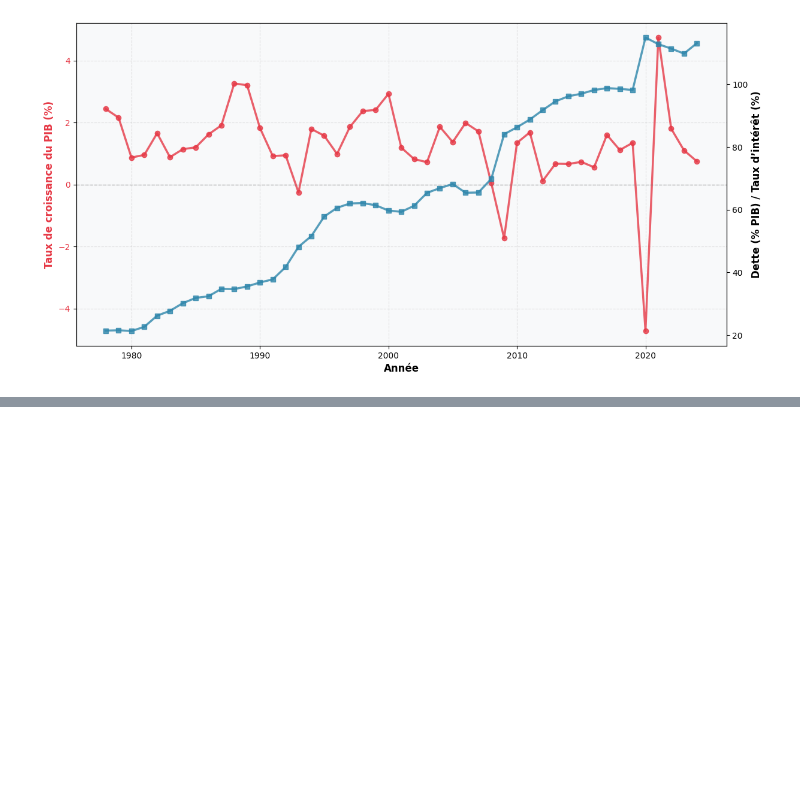
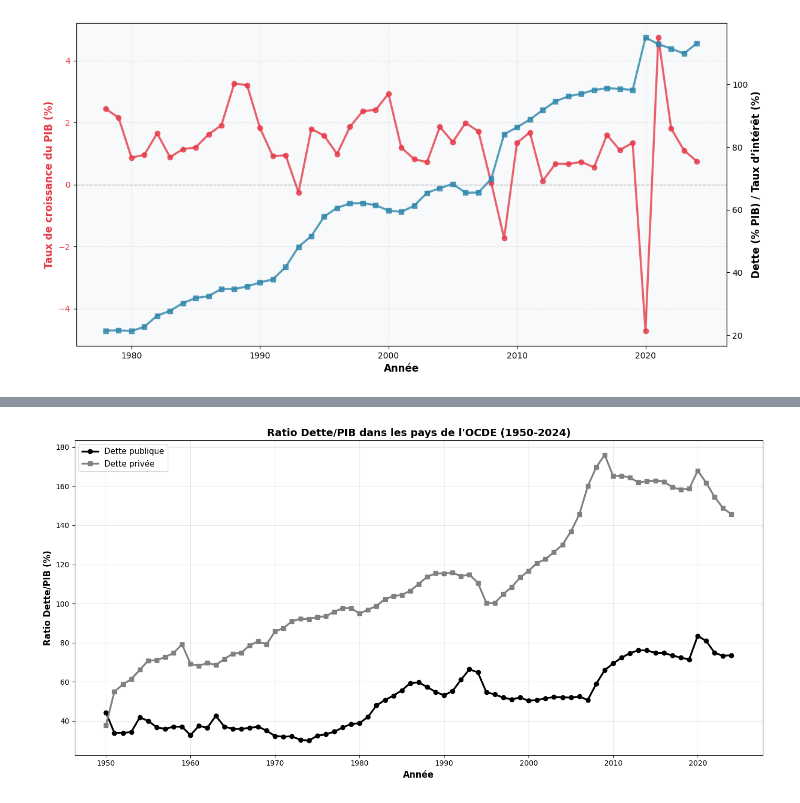
Before and after one commit to yanislarre/statapp, a Jupyter notebook: main.ipynb, the cells around one changed output, grey strips where cells are left out. Saved outputs shown, nothing was run; the diff lists cells and outputs as text; code cells hidden in the pictures; blank space fills up the shorter version.

```diff
--- a/main.ipynb
+++ b/main.ipynb
@@ -507,0 +564,19 @@ KeyError: 'Taux_Interet_Long_Terme'
+# %%
+# Graphique avec deux courbes : dette publique et privée (loans and debt securities)
+fig, ax = plt.subplots(figsize=(14, 7))
+
+ax.plot(debt_by_year.index, debt_by_year['public_debt'],
+        marker='o', linewidth=2.5, label='Dette publique', color='black')
+ax.plot(debt_by_year.index, debt_by_year['private_debt'],
+        marker='s', linewidth=2.5, label='Dette privée', color='gray')
+
+ax.set_xlabel('Année', fontsize=12, fontweight='bold')
+ax.set_ylabel('Ratio Dette/PIB (%)', fontsize=12, fontweight='bold')
+ax.set_title('Ratio Dette/PIB dans les pays de l\'OCDE (1950-2024)',
+             fontsize=14, fontweight='bold')
+ax.legend(fontsize=11, loc='best')
+ax.grid(True, alpha=0.3)
+plt.tight_layout()
+plt.show()
+# %% [output]
+[figure, added]
```
Also changed, not shown: parts of 1 cell of this notebook.
